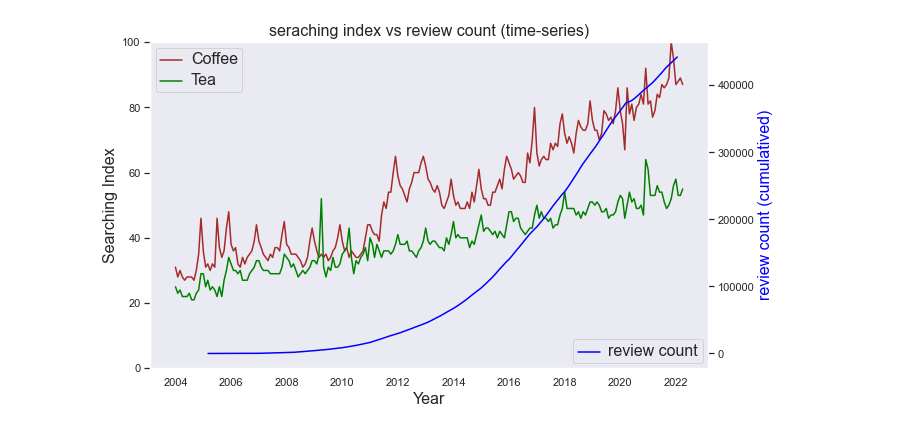
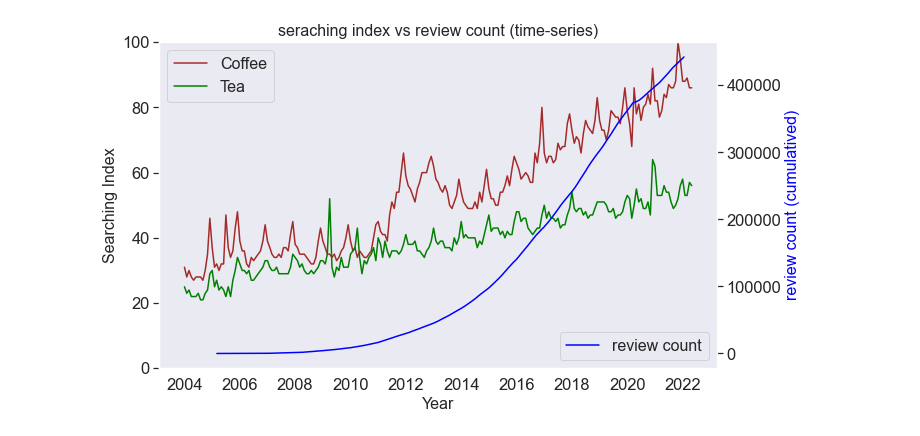
Before and after one commit to kaiwenh4/Stat170-Project, a Jupyter notebook: visualization/review_count_vs_trend.ipynb, the cells around one changed output. Drawn from its saved outputs; the diff is of its cells as text; code cells hidden in the pictures.

```diff
--- a/visualization/review_count_vs_trend.ipynb
+++ b/visualization/review_count_vs_trend.ipynb
@@ -76,5 +76,5 @@ result_trend
 # %%
-sns.set(font_scale = 1)
+sns.set(font_scale = 1.5)
 fig, ax1 = plt.subplots(figsize=(10,6))
 ax1.set_title("seraching index vs review count (time-series)", fontsize = 16)
 ax1.set_xlabel('Year', fontsize=16)
@@ -82,31 +82,31 @@ ax1.set_ylabel('Searching Index', fontsize=16)
 ax1.set(ylim=(0,100))
 
 sns.lineplot(x = "date", y = "Coffee",
              color = 'brown',
              data = result_trend,
              ax = ax1)
 sns.lineplot(x = "date", y = "Tea",
              color = 'green',
              data = result_trend,
              ax = ax1)
 
 ax1.legend(labels=["Coffee","Tea"])
 plt.setp(ax1.get_legend().get_texts(), fontsize='16')
 
 ax2 = plt.twinx()
 sns.lineplot(x = "date", y = "count",
              data = review_df,
              color = 'blue',
              ax = ax2)
 
 ax2.legend(labels=['review count'], loc=4)
 plt.setp(ax2.get_legend().get_texts(), fontsize='16')
 
 plt.xlabel('time')
 plt.ylabel("review count (cumulatived)", color = 'blue', fontsize = 16)
 plt.xticks(rotation = 25)
 
 ax1.grid(False)
 ax2.grid(False)
 # %% [output]
-[figure, old version]
+[figure, new version]
```
Also changed, not shown: parts of 2 cells of this notebook, 1 other file.
